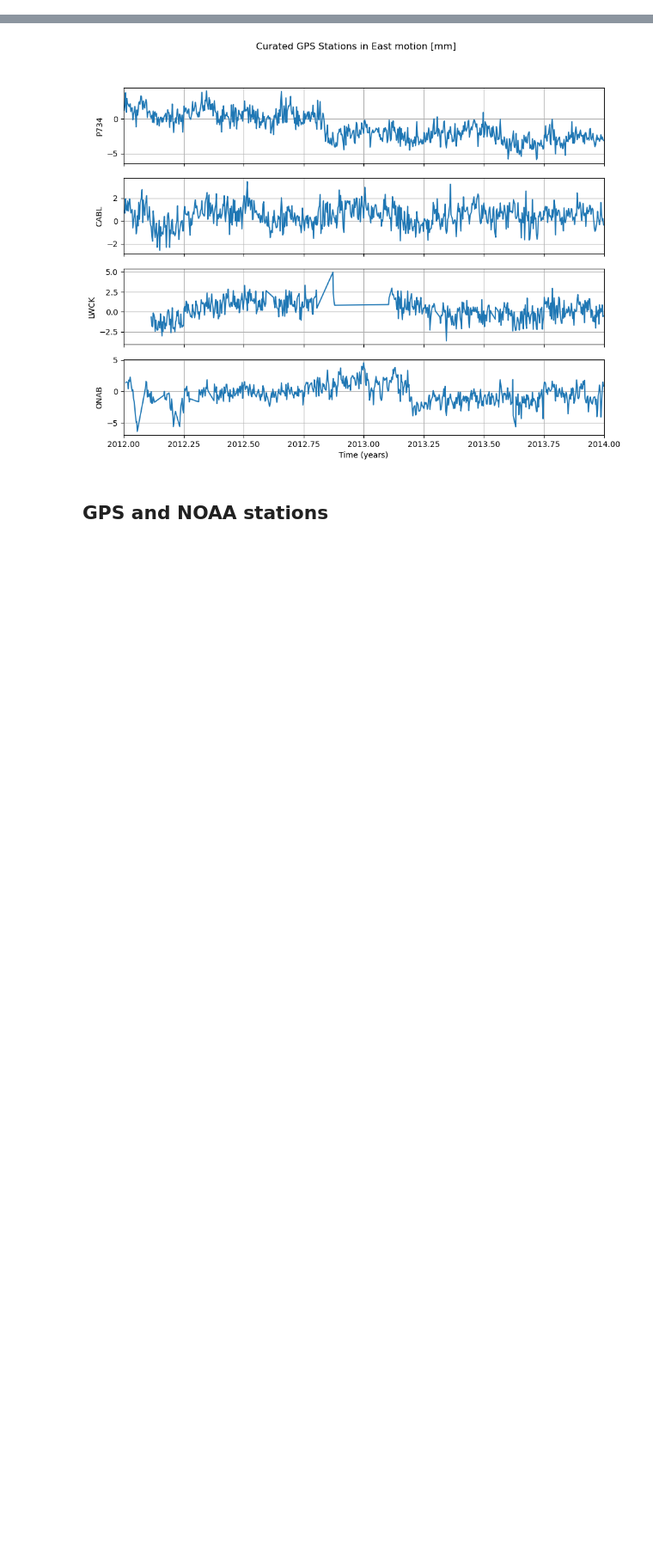
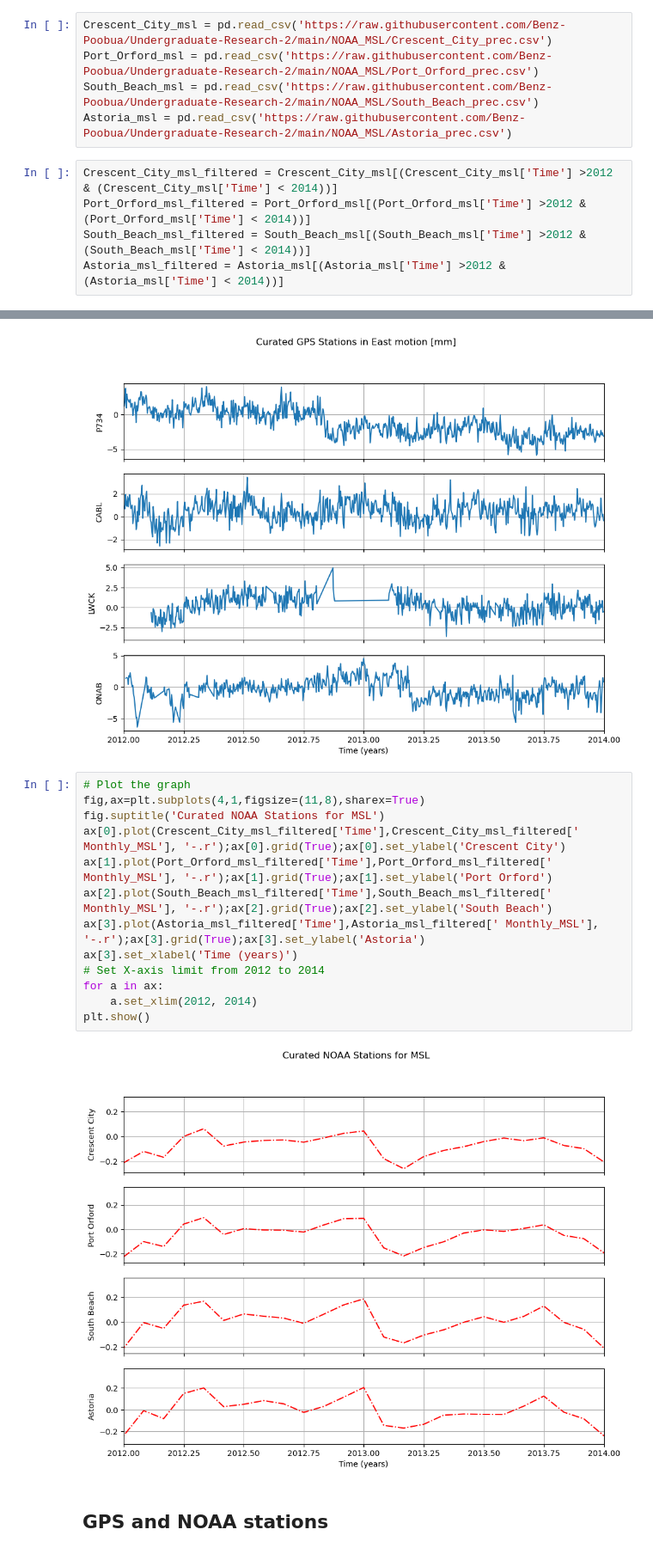
Before and after one commit to Benz-Poobua/Undergrad-Research-2, a Jupyter notebook: GPS-NOAA geodetic-climatic data.ipynb, the cells around one changed output, grey strips where cells are left out. Shown at 86% size. Cells and saved outputs as stored; diff of their text form; blank space fills up the shorter version.

```diff
--- a/GPS-NOAA geodetic-climatic data.ipynb
+++ b/GPS-NOAA geodetic-climatic data.ipynb
@@ -21,0 +24,10 @@ ONAB_e_filtered = ONAB_e[(ONAB_e['T'] > 2012) & (ONAB_e['T'] < 2014)]
+# %%
+Crescent_City_msl = pd.read_csv('https://raw.githubusercontent.com/Benz-Poobua/Undergraduate-Research-2/main/NOAA_MSL/Crescent_City_prec.csv')
+Port_Orford_msl = pd.read_csv('https://raw.githubusercontent.com/Benz-Poobua/Undergraduate-Research-2/main/NOAA_MSL/Port_Orford_prec.csv')
+South_Beach_msl = pd.read_csv('https://raw.githubusercontent.com/Benz-Poobua/Undergraduate-Research-2/main/NOAA_MSL/South_Beach_prec.csv')
+Astoria_msl = pd.read_csv('https://raw.githubusercontent.com/Benz-Poobua/Undergraduate-Research-2/main/NOAA_MSL/Astoria_prec.csv')
+# %%
+Crescent_City_msl_filtered = Crescent_City_msl[(Crescent_City_msl['Time'] >2012 & (Crescent_City_msl['Time'] < 2014))]
+Port_Orford_msl_filtered = Port_Orford_msl[(Port_Orford_msl['Time'] >2012 & (Port_Orford_msl['Time'] < 2014))]
+South_Beach_msl_filtered = South_Beach_msl[(South_Beach_msl['Time'] >2012 & (South_Beach_msl['Time'] < 2014))]
+Astoria_msl_filtered = Astoria_msl[(Astoria_msl['Time'] >2012 & (Astoria_msl['Time'] < 2014))]
@@ -34,6 +52,21 @@ for a in ax:
 plt.show()
 # %% [output]
 [figure]
+# %%
+# Plot the graph
+fig,ax=plt.subplots(4,1,figsize=(11,8),sharex=True)
+fig.suptitle('Curated NOAA Stations for MSL')
+ax[0].plot(Crescent_City_msl_filtered['Time'],Crescent_City_msl_filtered[' Monthly_MSL'], '-.r');ax[0].grid(True);ax[0].set_ylabel('Crescent City')
+ax[1].plot(Port_Orford_msl_filtered['Time'],Port_Orford_msl_filtered[' Monthly_MSL'], '-.r');ax[1].grid(True);ax[1].set_ylabel('Port Orford')
+ax[2].plot(South_Beach_msl_filtered['Time'],South_Beach_msl_filtered[' Monthly_MSL'], '-.r');ax[2].grid(True);ax[2].set_ylabel('South Beach')
+ax[3].plot(Astoria_msl_filtered['Time'],Astoria_msl_filtered[' Monthly_MSL'], '-.r');ax[3].grid(True);ax[3].set_ylabel('Astoria')
+ax[3].set_xlabel('Time (years)')
+# Set X-axis limit from 2012 to 2014
+for a in ax:
+    a.set_xlim(2012, 2014)
+plt.show()
+# %% [output]
+[figure, added]
 # %% [markdown]
 ## GPS and NOAA stations
 # %%
```
Also changed, not shown: parts of 3 cells of this notebook.
